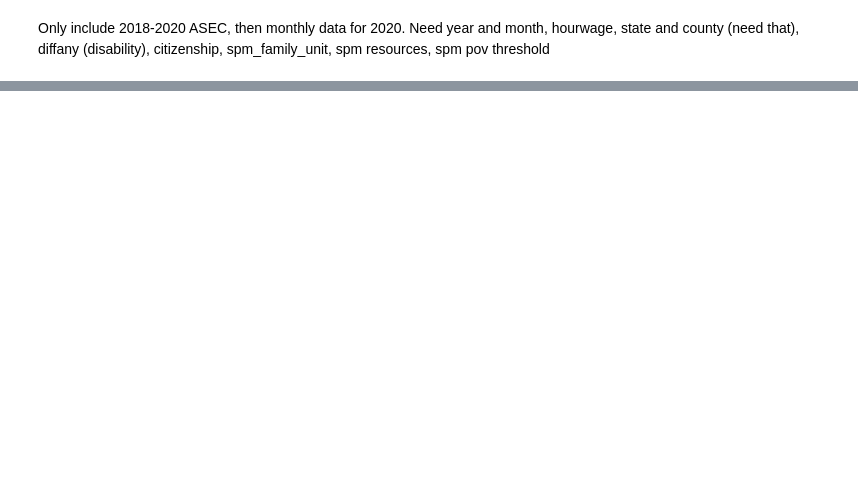
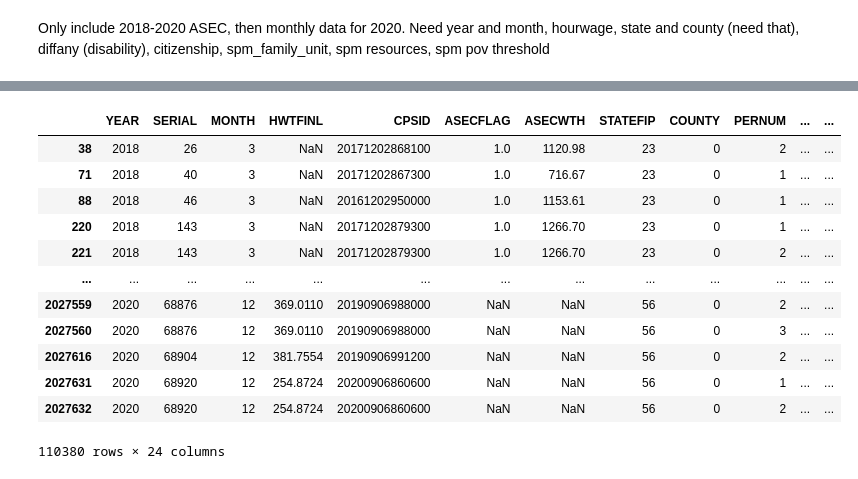
Before and after one commit to UBICenter/min-wage, a Jupyter notebook: jb/min_wage_script.ipynb, the cells around one changed output, grey strips where cells are left out. Saved outputs shown, nothing was run; the diff lists cells and outputs as text; code cells hidden in the pictures; blank space fills up the shorter version.

```diff
--- a/jb/min_wage_script.ipynb
+++ b/jb/min_wage_script.ipynb
@@ -30,0 +89,16 @@ raw
+# %%
+min_wage_data
+# %% [output]
+|  | YEAR | SERIAL | MONTH | HWTFINL | CPSID | ASECFLAG | ASECWTH | STATEFIP | COUNTY | PERNUM | ... | ... |
+| 38 | 2018 | 26 | 3 | NaN | 20171202868100 | 1.0 | 1120.98 | 23 | 0 | 2 | ... | ... |
+| 71 | 2018 | 40 | 3 | NaN | 20171202867300 | 1.0 | 716.67 | 23 | 0 | 1 | ... | ... |
+| 88 | 2018 | 46 | 3 | NaN | 20161202950000 | 1.0 | 1153.61 | 23 | 0 | 1 | ... | ... |
+| 220 | 2018 | 143 | 3 | NaN | 20171202879300 | 1.0 | 1266.70 | 23 | 0 | 1 | ... | ... |
+| 221 | 2018 | 143 | 3 | NaN | 20171202879300 | 1.0 | 1266.70 | 23 | 0 | 2 | ... | ... |
+| ... | ... | ... | ... | ... | ... | ... | ... | ... | ... | ... | ... | ... |
+| 2027559 | 2020 | 68876 | 12 | 369.0110 | 20190906988000 | NaN | NaN | 56 | 0 | 2 | ... | ... |
+| 2027560 | 2020 | 68876 | 12 | 369.0110 | 20190906988000 | NaN | NaN | 56 | 0 | 3 | ... | ... |
+| 2027616 | 2020 | 68904 | 12 | 381.7554 | 20190906991200 | NaN | NaN | 56 | 0 | 2 | ... | ... |
+| 2027631 | 2020 | 68920 | 12 | 254.8724 | 20200906860600 | NaN | NaN | 56 | 0 | 1 | ... | ... |
+| 2027632 | 2020 | 68920 | 12 | 254.8724 | 20200906860600 | NaN | NaN | 56 | 0 | 2 | ... | ... |
+110380 rows × 24 columns
```
Also changed, not shown: parts of 15 cells of this notebook.
